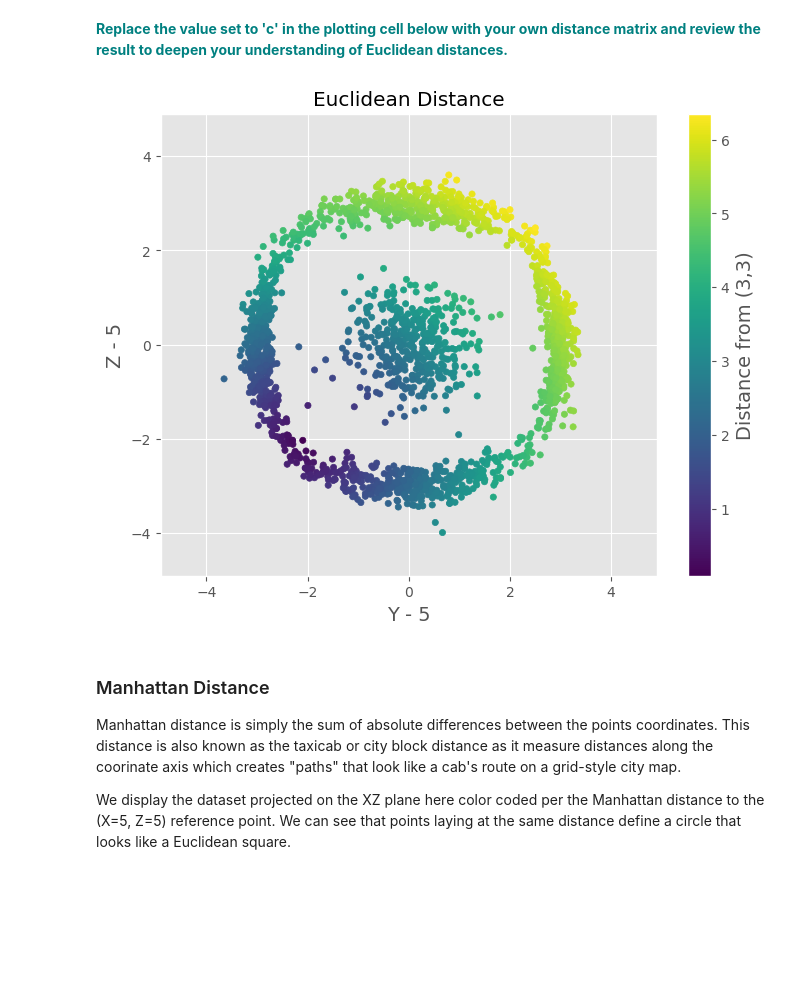
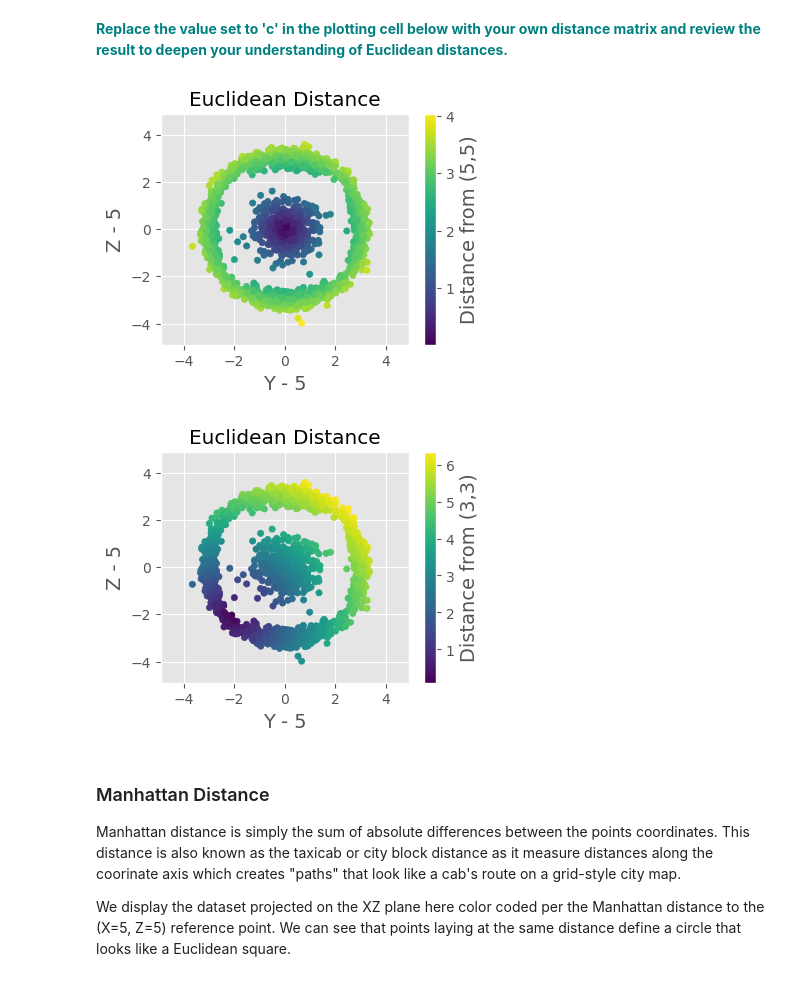
Before and after one commit to sookhyun/mini-projects, a Jupyter notebook: Euclidean_and_Manhattan_Distances_Case_Study.ipynb, the cells around one changed output. Saved outputs shown, nothing was run; the diff lists cells and outputs as text; code cells hidden in the pictures; blank space fills up the shorter version.

```diff
--- a/Euclidean_and_Manhattan_Distances_Case_Study.ipynb
+++ b/Euclidean_and_Manhattan_Distances_Case_Study.ipynb
@@ -40,7 +40,7 @@ distEuclid33 = np.sqrt((df.Z - 3)**2 + (df.Y - 3)**2)
 # %%
 def plot_YZ(distance, y, z, title):
 
-    plt.subplots(figsize=(8,6))
+    plt.subplots(figsize=(4,3))
     plt.scatter(df.Y - 5, df.Z - 5, c=distance, s=20)
     plt.ylim([-4.9,4.9])
     plt.xlim([-4.9,4.9])
@@ -52,9 +52,11 @@ def plot_YZ(distance, y, z, title):
 
 #figEuclid.savefig('plots/Euclidean.png')
 # %%
+plot_YZ(distEuclid,5,5,'Euclidean Distance')
 plot_YZ(distEuclid33,3,3,'Euclidean Distance')
 # %% [output]
-[figure, old version]
+[figure, new version]
+[figure, added]
 # %% [markdown]
 ### Manhattan Distance
 
```
